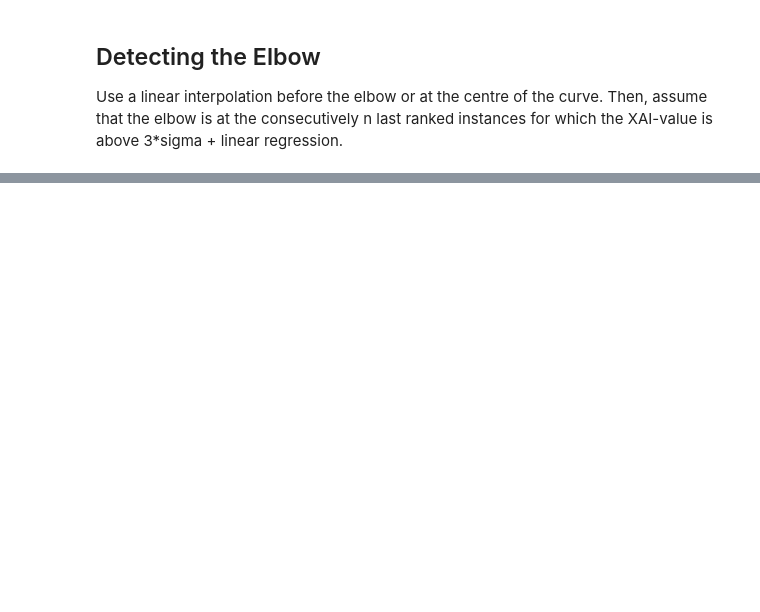
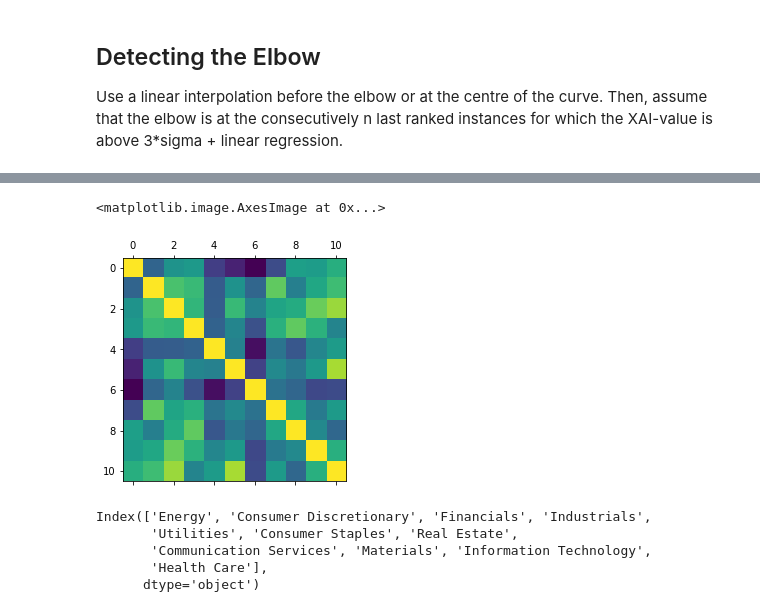
Before and after one commit to TobiasW1891/Finance, a Jupyter notebook: Hierarchichal Clustering Sector Data.ipynb, the cells around one changed output, grey strips where cells are left out. Saved outputs shown, nothing was run; the diff lists cells and outputs as text; code cells hidden in the pictures; blank space fills up the shorter version.

```diff
--- a/Hierarchichal Clustering Sector Data.ipynb
+++ b/Hierarchichal Clustering Sector Data.ipynb
@@ -928,0 +986,21 @@ for j in range(nKM):
+# %%
+def ReverseDiag(Array, ZERO = False):
+    N = np.sqrt(2*len(Array)+0.25)+0.5
+    N = int(N)
+    Original = np.ones(int(N**2.)).reshape(1,-1)
+
+    if ZERO:
+        Original = np.zeros(int(N**2.)).reshape(1,-1)
+
+    index = np.triu(np.ones((N,N)),1)
+    index = index.reshape(1,-1)
+    index = index.astype(bool)
+
+    Original[index] = Array # upper triangle
+    Original = Original.reshape((11,11))
+    Original = Original.T  # guarantee symmetry
+    Original=Original.reshape(1,-1)
+    Original[index] = Array
+    Original=Original.reshape((11,11))
+
+    return(Original)
@@ -928,0 +1027,14 @@ for j in range(nKM):
+# %%
+plt.matshow(ReverseDiag(CorrMatrices[1,:]))
+# %% [output]
+<matplotlib.image.AxesImage at 0x...>
+[figure, added]
+# %%
+print(DF.columns)
+Names = ["E", "CD", "F", "I", "U", "CS", "RE", "Com", "M", "IT", "HC"]
+# %% [output]
+Index(['Energy', 'Consumer Discretionary', 'Financials', 'Industrials',
+       'Utilities', 'Consumer Staples', 'Real Estate',
+       'Communication Services', 'Materials', 'Information Technology',
+       'Health Care'],
+      dtype='object')
```
Also changed, not shown: parts of 52 cells of this notebook.
